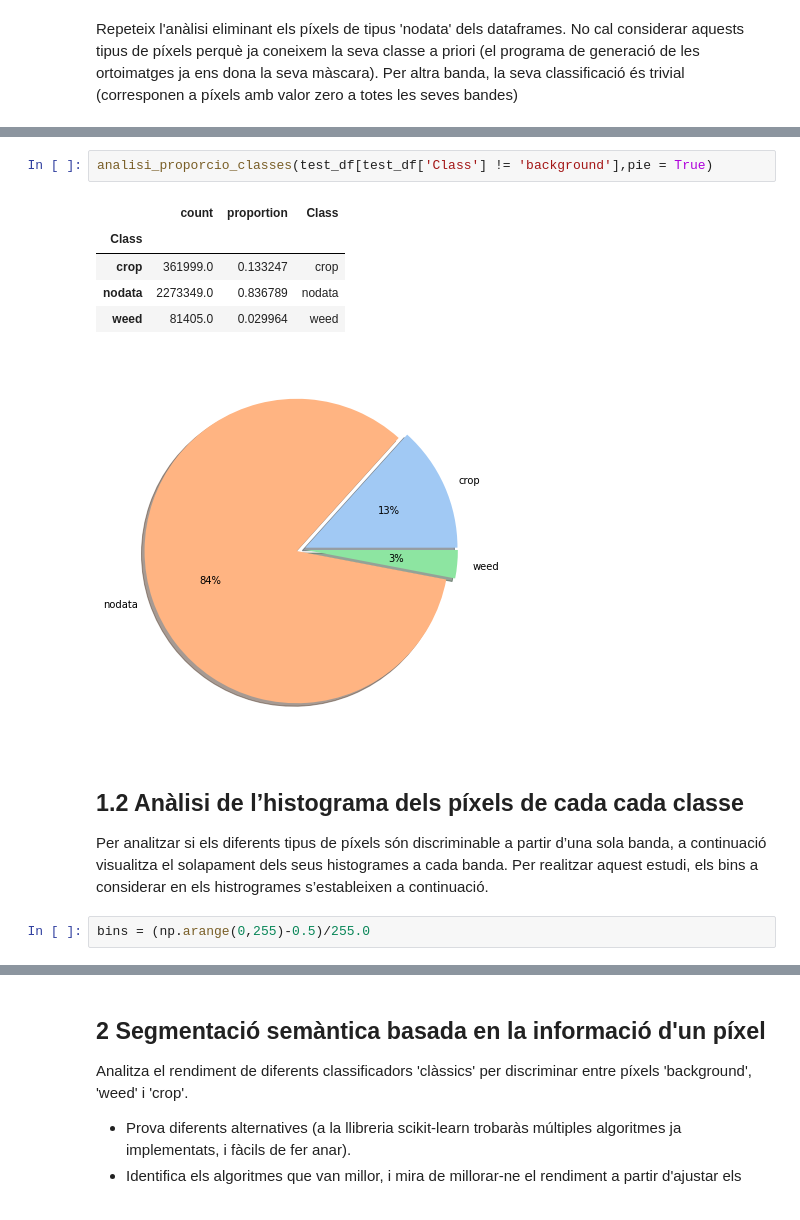
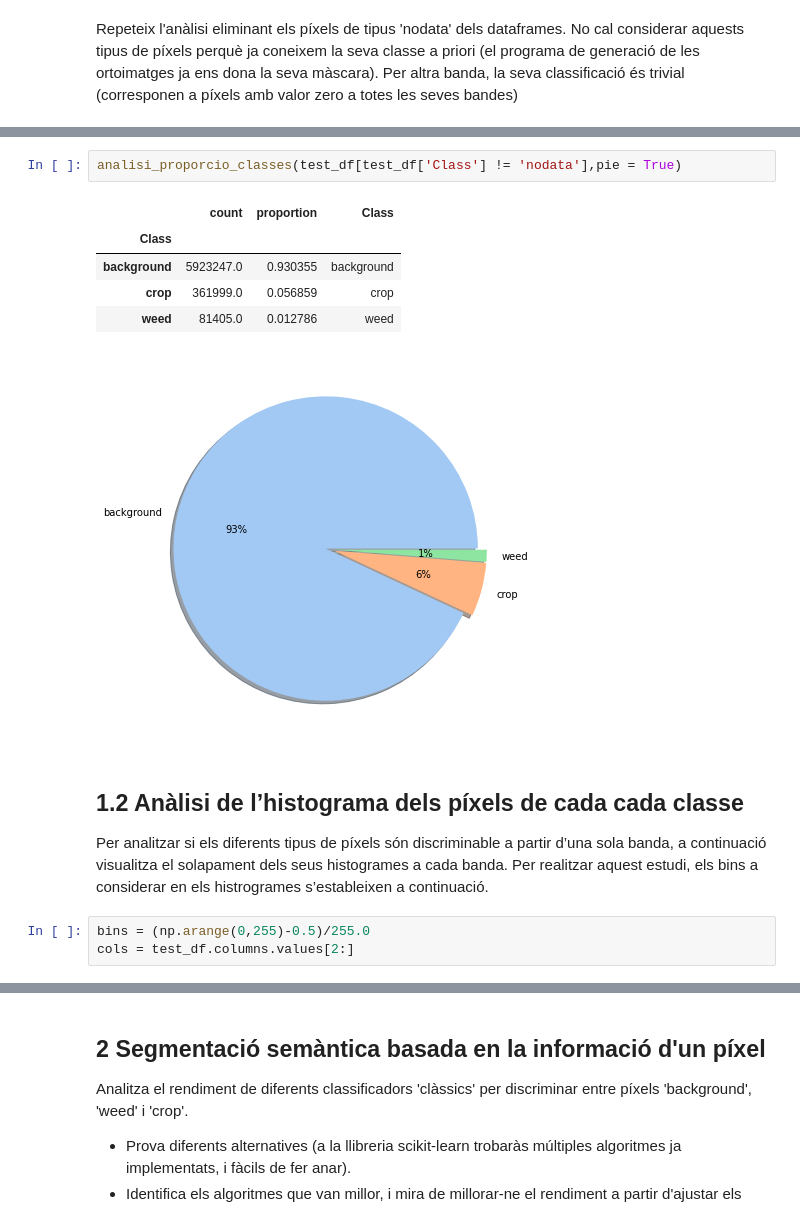
Before and after one commit to Stebf-22/CV---Notebooks, a Jupyter notebook: Practica05/prac05-part1.ipynb, the cells around one changed output, grey strips where cells are left out. Saved outputs shown, nothing was run; the diff lists cells and outputs as text.

```diff
--- a/Practica05/prac05-part1.ipynb
+++ b/Practica05/prac05-part1.ipynb
@@ -408,14 +409,15 @@ analisi_proporcio_classes(train_df[train_df['Class'] != 'background'], pie = Tru
 # %%
-analisi_proporcio_classes(test_df[test_df['Class'] != 'background'],pie = True)
+analisi_proporcio_classes(test_df[test_df['Class'] != 'nodata'],pie = True)
 # %% [output]
 |  | count | proportion | Class |
 | Class |  |  |  |
-| crop | 361999.0 | 0.133247 | crop |
-| nodata | 2273349.0 | 0.836789 | nodata |
-| weed | 81405.0 | 0.029964 | weed |
+| background | 5923247.0 | 0.930355 | background |
+| crop | 361999.0 | 0.056859 | crop |
+| weed | 81405.0 | 0.012786 | weed |
-[figure, old version]
+[figure, new version]
 # %% [markdown]
 ## 1.2 Anàlisi de l’histograma dels píxels de cada cada classe
 Per analitzar si els diferents tipus de píxels són discriminable a partir d’una sola banda, a continuació visualitza el solapament dels seus histogrames a cada banda. Per realitzar aquest estudi, els bins a considerar en els histrogrames s’estableixen a continuació.
 # %%
 bins = (np.arange(0,255)-0.5)/255.0
+cols = test_df.columns.values[2:]
```
Also changed, not shown: parts of 18 cells of this notebook.
